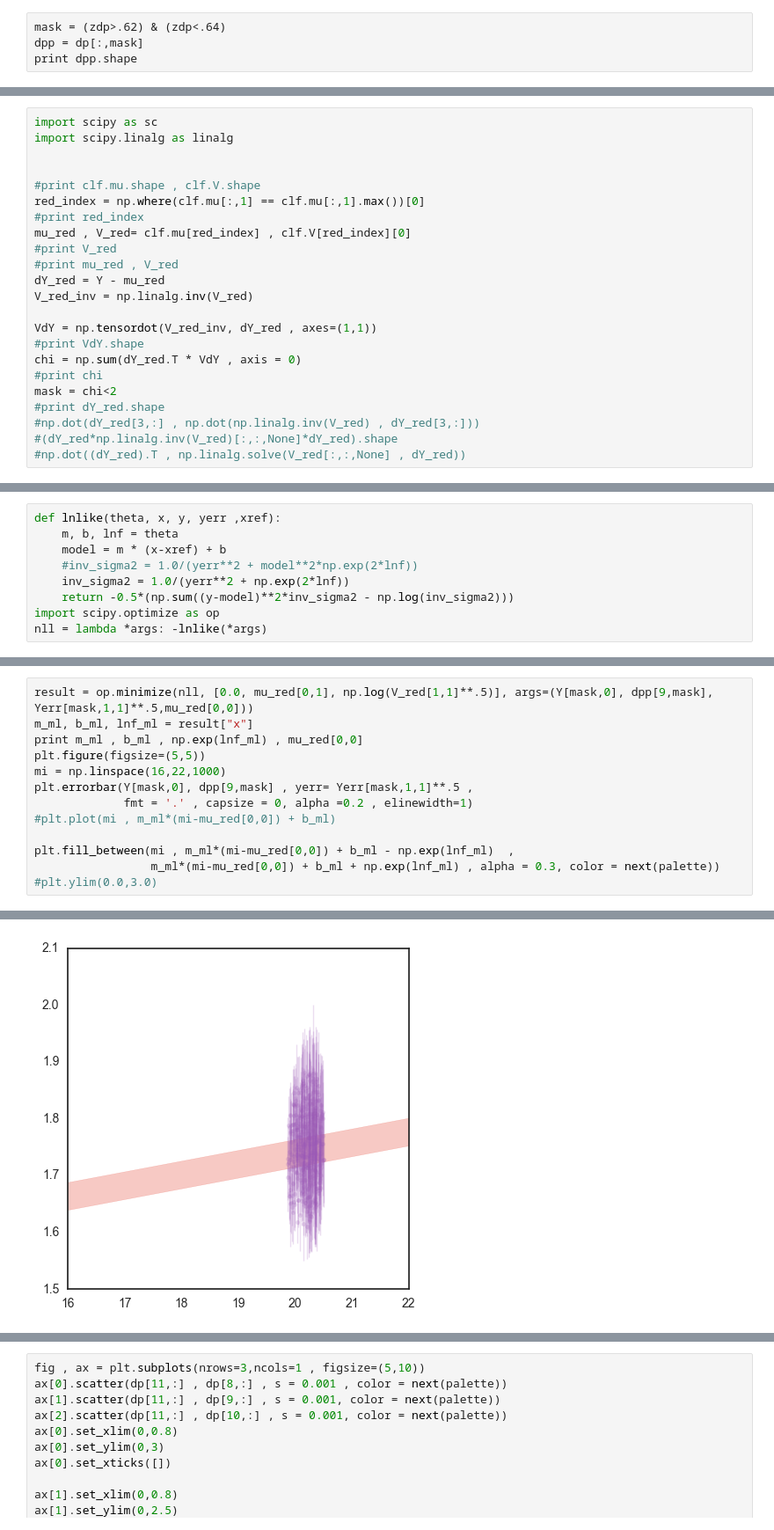
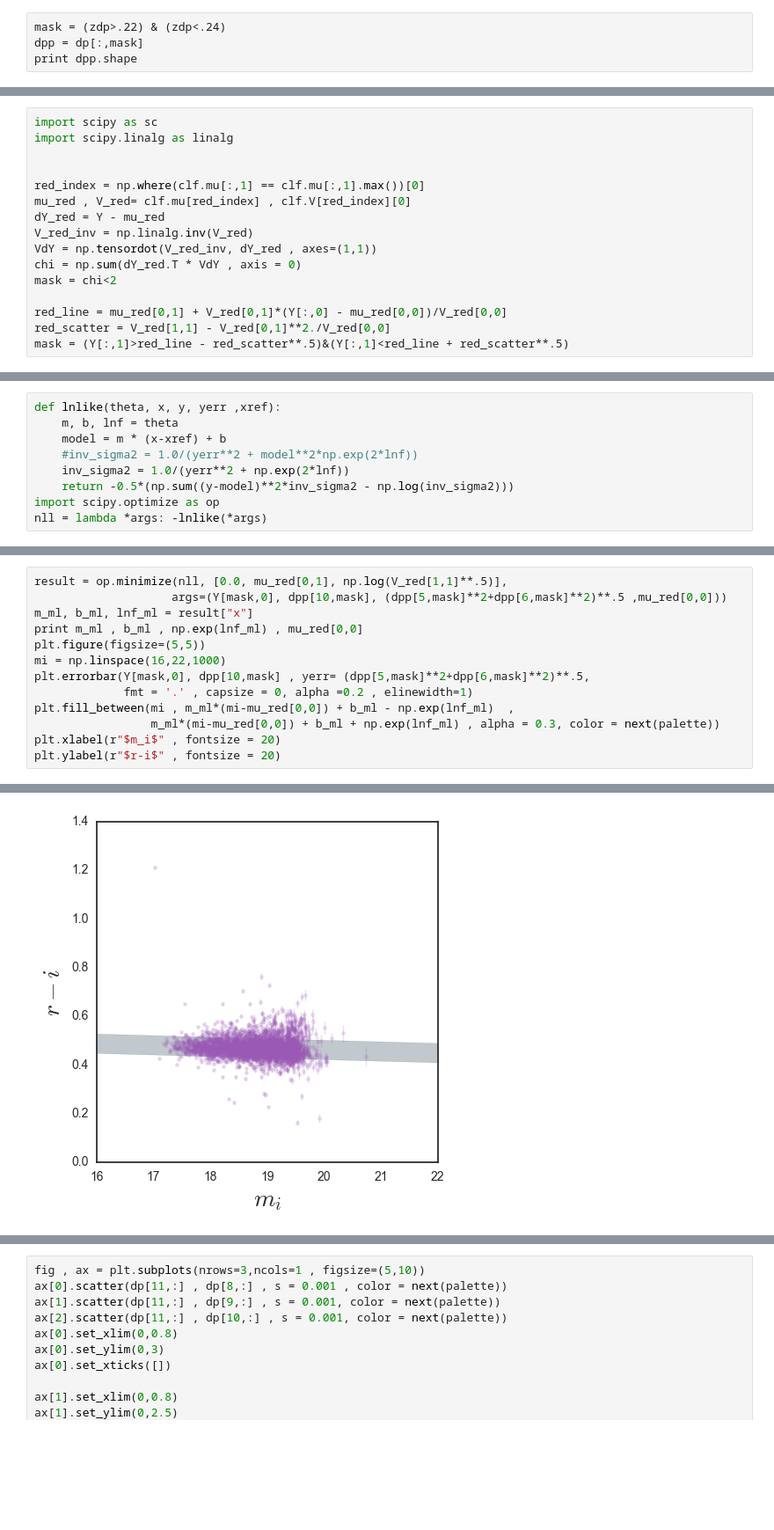
Before and after one commit to mjvakili/redsq, a Jupyter notebook: code/catalog_unifier.ipynb, the cells around one changed output, grey strips where cells are left out. Shown at 88% size. Saved outputs shown, nothing was run; the diff lists cells and outputs as text; blank space fills up the shorter version.

```diff
--- a/code/catalog_unifier.ipynb
+++ b/code/catalog_unifier.ipynb
@@ -192,7 +192,7 @@ dp = np.hstack([gama_reduction() , sdss_reduction()])
 #dp = np.hstack([gama_reduction() , sdss_reduction() , cosmos_reduction()])
 zdp = dp[11,:]
 # %%
-mask = (zdp>.62) & (zdp<.64)
+mask = (zdp>.22) & (zdp<.24)
 dpp = dp[:,mask]
 print dpp.shape
 # %% [output]
@@ -253,24 +249,17 @@ import scipy as sc
 import scipy.linalg as linalg
 
 
-#print clf.mu.shape , clf.V.shape
 red_index = np.where(clf.mu[:,1] == clf.mu[:,1].max())[0]
-#print red_index
 mu_red , V_red= clf.mu[red_index] , clf.V[red_index][0]
-#print V_red
-#print mu_red , V_red
 dY_red = Y - mu_red
 V_red_inv = np.linalg.inv(V_red)
+VdY = np.tensordot(V_red_inv, dY_red , axes=(1,1))
+chi = np.sum(dY_red.T * VdY , axis = 0)
+mask = chi<2
 
-VdY = np.tensordot(V_red_inv, dY_red , axes=(1,1))
-#print VdY.shape
-chi = np.sum(dY_red.T * VdY , axis = 0)
-#print chi
-mask = chi<2
-#print dY_red.shape
-#np.dot(dY_red[3,:] , np.dot(np.linalg.inv(V_red) , dY_red[3,:]))
-#(dY_red*np.linalg.inv(V_red)[:,:,None]*dY_red).shape
-#np.dot((dY_red).T , np.linalg.solve(V_red[:,:,None] , dY_red))
+red_line = mu_red[0,1] + V_red[0,1]*(Y[:,0] - mu_red[0,0])/V_red[0,0]
+red_scatter = V_red[1,1] - V_red[0,1]**2./V_red[0,0]
+mask = (Y[:,1]>red_line - red_scatter**.5)&(Y[:,1]<red_line + red_scatter**.5)
 # %%
 plt.figure(figsize=(5,5))
 plt.scatter(Y[mask,0] , Y[mask,1] , s = 0.01)
@@ -341,14 +330,14 @@ plt.fill_between(mi , m_ml*(mi-mu_red[0,0]) + b_ml - np.exp(lnf_ml)  ,
 # %%
-result = op.minimize(nll, [0.0, mu_red[0,1], np.log(V_red[1,1]**.5)], args=(Y[mask,0], dpp[9,mask], Yerr[mask,1,1]**.5,mu_red[0,0]))
+result = op.minimize(nll, [0.0, mu_red[0,1], np.log(V_red[1,1]**.5)],
+                    args=(Y[mask,0], dpp[10,mask], (dpp[5,mask]**2+dpp[6,mask]**2)**.5 ,mu_red[0,0]))
 m_ml, b_ml, lnf_ml = result["x"]
 print m_ml , b_ml , np.exp(lnf_ml) , mu_red[0,0]
 plt.figure(figsize=(5,5))
 mi = np.linspace(16,22,1000)
-plt.errorbar(Y[mask,0], dpp[9,mask] , yerr= Yerr[mask,1,1]**.5 ,
+plt.errorbar(Y[mask,0], dpp[10,mask] , yerr= (dpp[5,mask]**2+dpp[6,mask]**2)**.5,
              fmt = '.' , capsize = 0, alpha =0.2 , elinewidth=1)
-#plt.plot(mi , m_ml*(mi-mu_red[0,0]) + b_ml)
-
 plt.fill_between(mi , m_ml*(mi-mu_red[0,0]) + b_ml - np.exp(lnf_ml)  ,
                  m_ml*(mi-mu_red[0,0]) + b_ml + np.exp(lnf_ml) , alpha = 0.3, color = next(palette))
-#plt.ylim(0.0,3.0)
+plt.xlabel(r"$m_i$" , fontsize = 20)
+plt.ylabel(r"$r-i$" , fontsize = 20)
 # %% [output]
@@ -357,4 +346,4 @@ plt.fill_between(mi , m_ml*(mi-mu_red[0,0]) + b_ml - np.exp(lnf_ml)  ,
-[figure, old version]
+[figure, new version]
 # %%
 
 fig , axs = plt.subplots(nrows=2, ncols=3 , figsize=(10,10))
```
Also changed, not shown: parts of 11 cells of this notebook.
